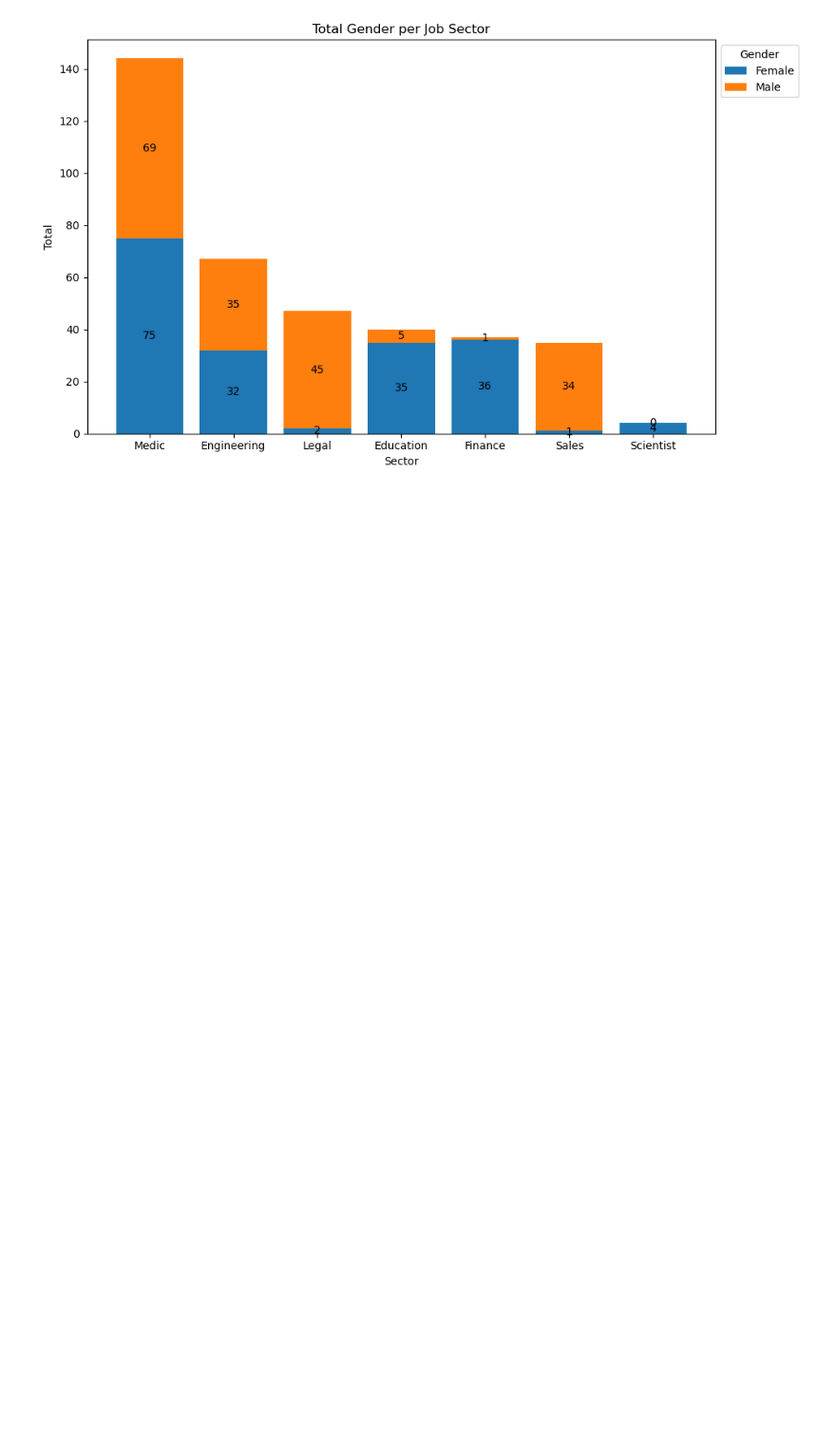
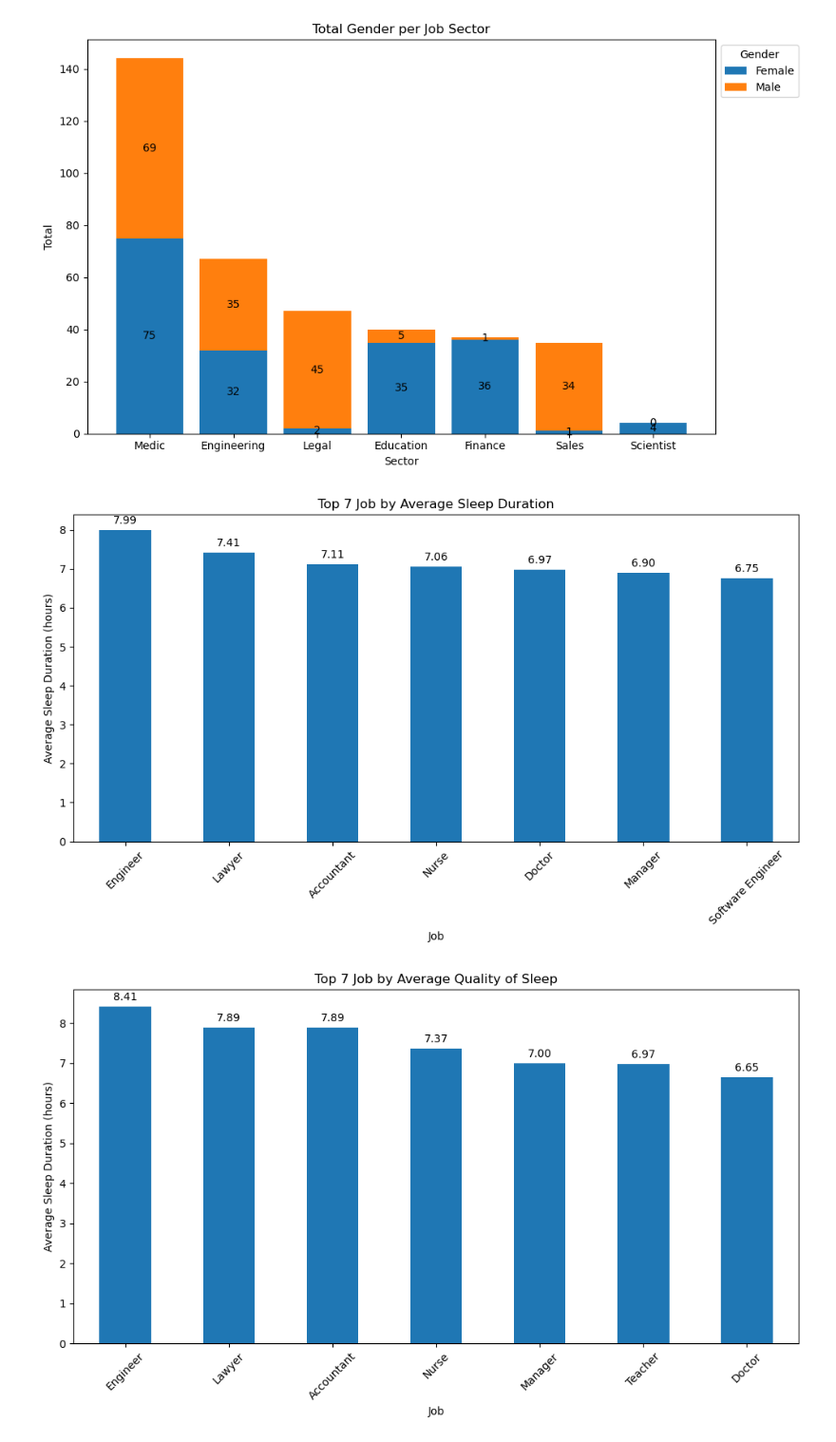
Before and after one commit to FlazeFy2/DS-Sleep_Health_and_Lifestyle_Dataset, a Jupyter notebook: exploratory data analysis-bar.ipynb, the cells around one changed output. Shown: that part at 95% size. Saved outputs shown, nothing was run; the diff lists cells and outputs as text; code cells hidden in the pictures; blank space fills up the shorter version.

Commit message:
[DS] Exploratory Data Analysis (EDA) - Top 7 Most Job With Average Context

```diff
--- a/exploratory data analysis-bar.ipynb
+++ b/exploratory data analysis-bar.ipynb
@@ -149,3 +149,36 @@ plt.tight_layout()
 plt.show()
 # %% [output]
 [figure]
+# %%
+import pandas as pd
+import matplotlib.pyplot as plt
+
+# Exploratory Data Analysis (EDA) - Top 7 Most Job With Average Context
+target_col = ['Sleep Duration','Quality of Sleep','Physical Activity Level','Stress Level','Daily Steps','Heart Rate']
+
+for dt in target_col:
+    # Load dataset
+    df = pd.read_csv("Sleep_health_and_lifestyle_dataset.csv")
+
+    # Group by Occupation and Count Context
+    avg_ctx_by_occupation = df.groupby('Occupation')[dt].mean()
+
+    top_avg_ctx = avg_ctx_by_occupation.nlargest(7)
+
+    # Bar Chart
+    plt.figure(figsize=(10, 6))
+    ax = top_avg_ctx.plot(kind='bar')
+
+    # Add labels
+    for i, value in enumerate(top_avg_ctx):
+        plt.text(i, value + 0.1, f"{value:.2f}", ha='center', va='bottom')
+
+    plt.title(f"Top 7 Job by Average {dt}")
+    plt.xlabel("Job")
+    plt.ylabel("Average Sleep Duration (hours)")
+    plt.xticks(rotation=45)
+    plt.tight_layout()
+    plt.show()
+# %% [output]
+[figure, added]
+[figure, added]
```
Also changed, not shown: parts of 1 cell of this notebook.
